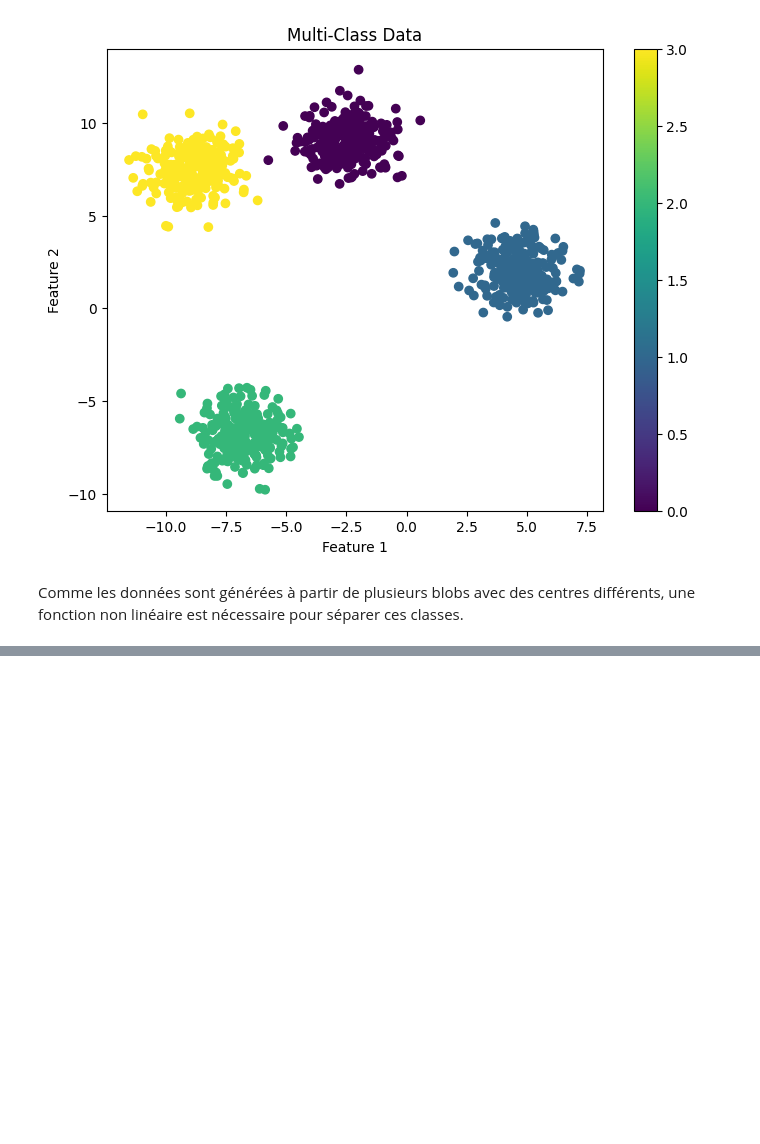
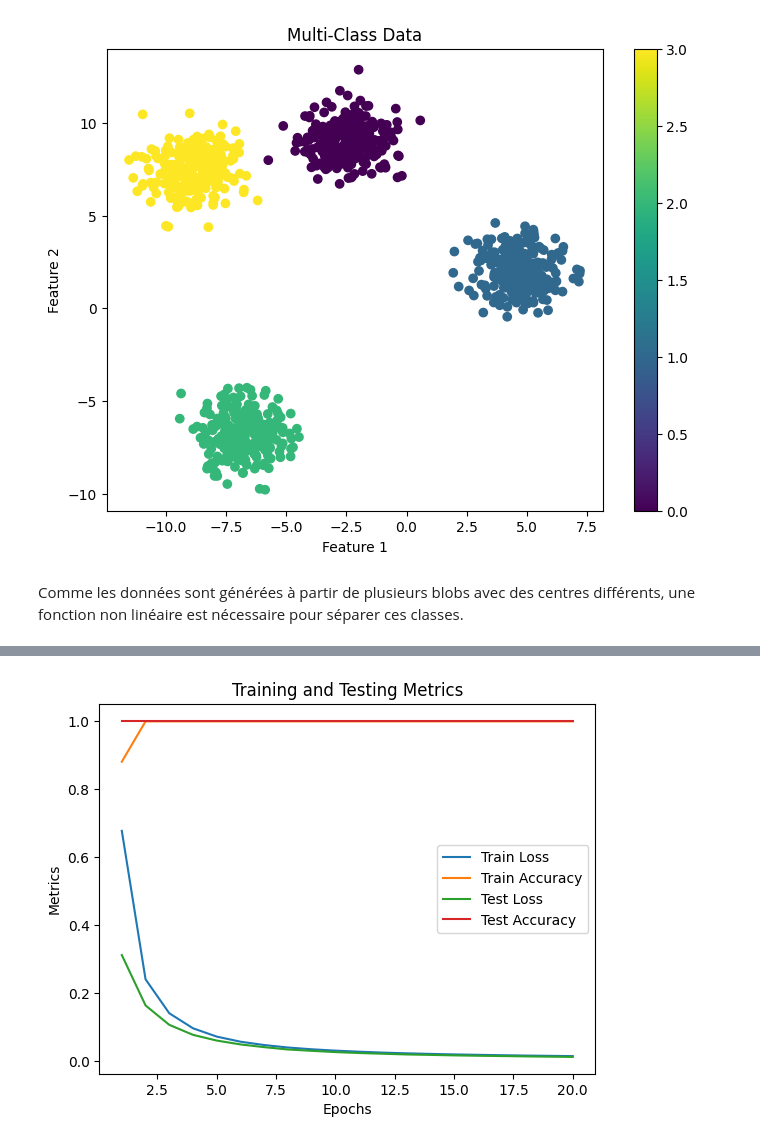
Before and after one commit to EyaRidene/DeepLearning_DNN, a Jupyter notebook: MultiClassification.ipynb, the cells around one changed output, grey strips where cells are left out. Cells and saved outputs as stored; diff of their text form; code cells hidden in the pictures; blank space fills up the shorter version.

```diff
--- a/MultiClassification.ipynb
+++ b/MultiClassification.ipynb
@@ -30,3 +28,12 @@ plt.show()
 [figure]
 # %% [markdown]
 Comme les données sont générées à partir de plusieurs blobs avec des centres différents, une fonction non linéaire est nécessaire pour séparer ces classes.
+# %%
+model = Sequential([
+    Dense(100, activation='relu', input_shape=(2,)),
+    Dense(50, activation='relu'),
+    Dense(4, activation='softmax')
+])
+# %%
+model.compile(loss='sparse_categorical_crossentropy', optimizer=SGD(), metrics=['accuracy'])
+history = model.fit(X_train, y_train, epochs=20, batch_size=32, validation_data=(X_test, y_test), verbose=1)
@@ -32,0 +58,13 @@ Comme les données sont générées à partir de plusieurs blobs avec des centre
+# %%
+epochs = range(1, 21)
+plt.plot(epochs, history.history['loss'], label='Train Loss')
+plt.plot(epochs, history.history['accuracy'], label='Train Accuracy')
+plt.plot(epochs, history.history['val_loss'], label='Test Loss')
+plt.plot(epochs, history.history['val_accuracy'], label='Test Accuracy')
+plt.xlabel('Epochs')
+plt.ylabel('Metrics')
+plt.title('Training and Testing Metrics')
+plt.legend()
+plt.show()
+# %% [output]
+[figure, added]
```
Also changed, not shown: parts of 2 cells of this notebook.
